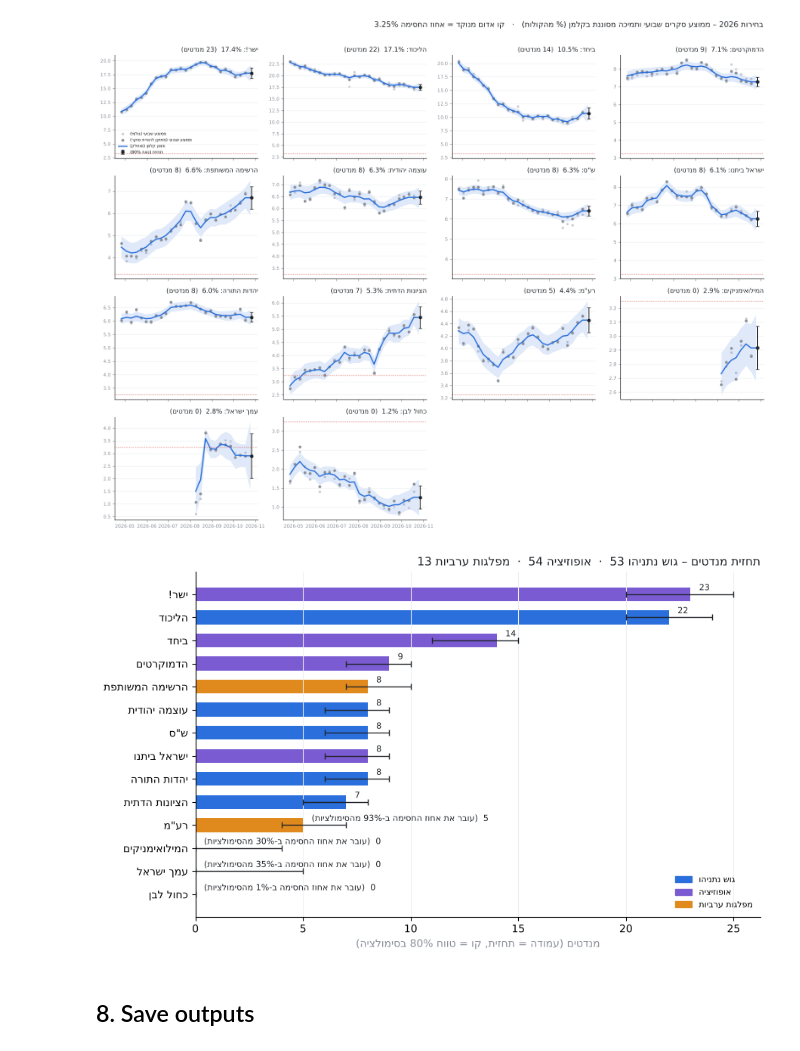
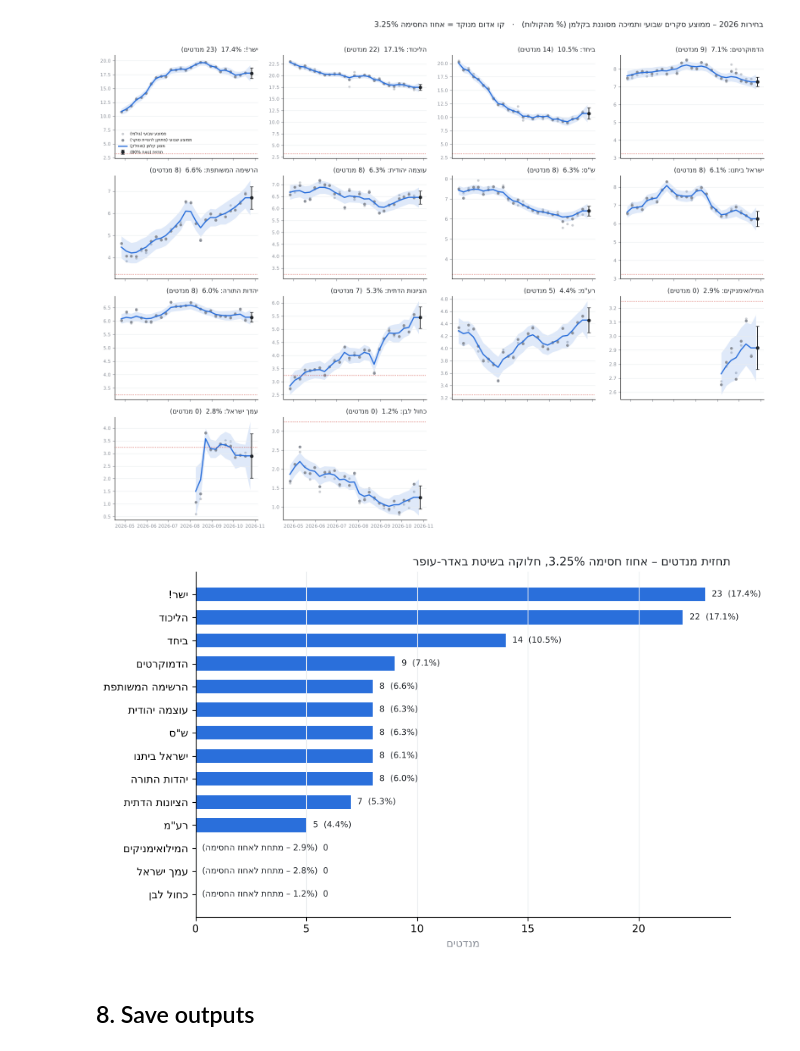
Before and after one commit to orineo1/predict_elections_2026, a Jupyter notebook: predict_elections_2026.ipynb, the cells around one changed output. Saved outputs shown, nothing was run; the diff lists cells and outputs as text; code cells hidden in the pictures.

```diff
--- a/predict_elections_2026.ipynb
+++ b/predict_elections_2026.ipynb
@@ -410,28 +395,12 @@ def dhondt(votes, seats=120, thresh=THRESH):
     return alloc
 
 res['forecast_norm'] = res.forecast / res.forecast.sum() * 100
+res['passes_threshold'] = res.forecast_norm >= THRESH
 res['predicted_seats'] = dhondt(res.forecast_norm.values)
-
-rng = np.random.default_rng(2026)
-f = res.forecast.values
-draws = rng.normal(f, np.sqrt(res.sd.values ** 2 + EXTRA_ERR ** 2), size=(N_SIMS, len(res)))
-right = res.index.isin(BLOCS['Netanyahu bloc'])
-opp   = res.index.isin(BLOCS['Opposition (Jewish parties)'])
-shock = rng.normal(0, BLOC_ERR, size=(N_SIMS, 1))
-draws += shock * np.where(right, f / f[right].sum(), 0) - shock * np.where(opp, f / f[opp].sum(), 0)
-draws = np.clip(draws, 0, None)
-draws = draws / draws.sum(axis=1, keepdims=True) * 100
-
-sim = pd.DataFrame([dhondt(d) for d in draws], columns=res.index)
-res['vote_lo80'] = np.quantile(draws, .1, axis=0)
-res['vote_hi80'] = np.quantile(draws, .9, axis=0)
-res['seats_median'] = sim.median()
-res['seats_lo80'] = sim.quantile(.1)
-res['seats_hi80'] = sim.quantile(.9)
-res['p_pass_threshold'] = (draws >= THRESH).mean(axis=0)
 res = res.sort_values('forecast', ascending=False)
 
+print('total seats:', res.predicted_seats.sum())
 res.assign(name=[HE[p] for p in res.index])[
-    ['name', 'forecast_norm', 'vote_lo80', 'vote_hi80', 'predicted_seats', 'seats_lo80', 'seats_hi80', 'p_pass_threshold']
+    ['name', 'forecast_norm', 'lo80', 'hi80', 'passes_threshold', 'predicted_seats']
 ].round(2)
 # %% [output]
@@ -510,24 +463,17 @@ plt.show()
 # %%
 fig, ax = plt.subplots(figsize=(9, 5.5))
 r = res.iloc[::-1]
-col = ['#2a6fdb' if p in BLOCS['Netanyahu bloc'] else '#e08a1e' if p in BLOCS['Arab parties'] else '#7a5bd1' for p in r.index]
-ax.barh([h(HE[p]) for p in r.index], r.predicted_seats, color=col, height=.6)
-ax.errorbar(r.seats_median, range(len(r)), xerr=[r.seats_median - r.seats_lo80, r.seats_hi80 - r.seats_median],
-            fmt='none', ecolor=INK, capsize=3, lw=1)
-for i, (s, pp) in enumerate(zip(r.predicted_seats, r.p_pass_threshold)):
-    ax.text(max(s, 0) + .4, i + .18, h(f"{s}" + (f"  (עובר את אחוז החסימה ב-{pp:.0%} מהסימולציות)" if pp < .97 else '')),
-            fontsize=8, color=INK)
-ax.set_xlabel(h('מנדטים (עמודה = תחזית, קו = טווח 80% בסימולציה)'), color=MUTED)
-ax.set_title(h(f"תחזית מנדטים – גוש נתניהו {blocs.loc['Netanyahu bloc','predicted_seats']}  ·  "
-               f"אופוזיציה {blocs.loc['Opposition (Jewish parties)','predicted_seats']}  ·  "
-               f"מפלגות ערביות {blocs.loc['Arab parties','predicted_seats']}"), loc='right', fontsize=11, color=INK)
-ax.legend(handles=[Patch(color='#2a6fdb', label=h('גוש נתניהו')), Patch(color='#7a5bd1', label=h('אופוזיציה')),
-                   Patch(color='#e08a1e', label=h('מפלגות ערביות'))], frameon=False, fontsize=8, loc='lower right')
+ax.barh([h(HE[p]) for p in r.index], r.predicted_seats, color=ACC, height=.6)
+for i, (s, v) in enumerate(zip(r.predicted_seats, r.forecast_norm)):
+    label = f"{s}  ({v:.1f}%)" if s > 0 else f"0  ({v:.1f}% – מתחת לאחוז החסימה)"
+    ax.text(s + .3, i, h(label), va='center', fontsize=8, color=INK)
+ax.set_xlabel(h('מנדטים'), color=MUTED)
+ax.set_title(h('תחזית מנדטים – אחוז חסימה 3.25%, חלוקה בשיטת באדר-עופר'), loc='right', fontsize=11, color=INK)
 ax.spines[['top', 'right']].set_visible(False); ax.grid(axis='x', color='#eceef1')
 fig.tight_layout(); fig.savefig(OUT + 'seat_forecast.png', dpi=130)
 plt.show()
 # %% [output]
-[figure, old version]
+[figure, new version]
 # %% [markdown]
 ## 8. Save outputs
 # %%
```
Also changed, not shown: parts of 12 cells of this notebook, 4 other files.
